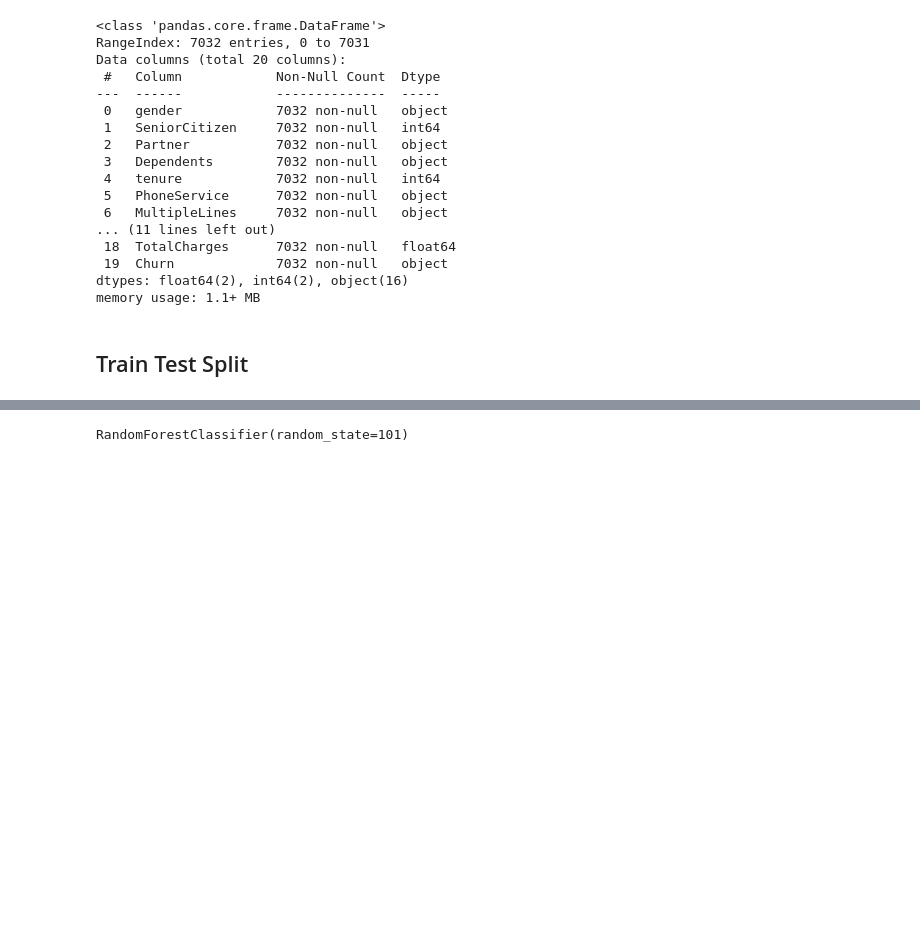
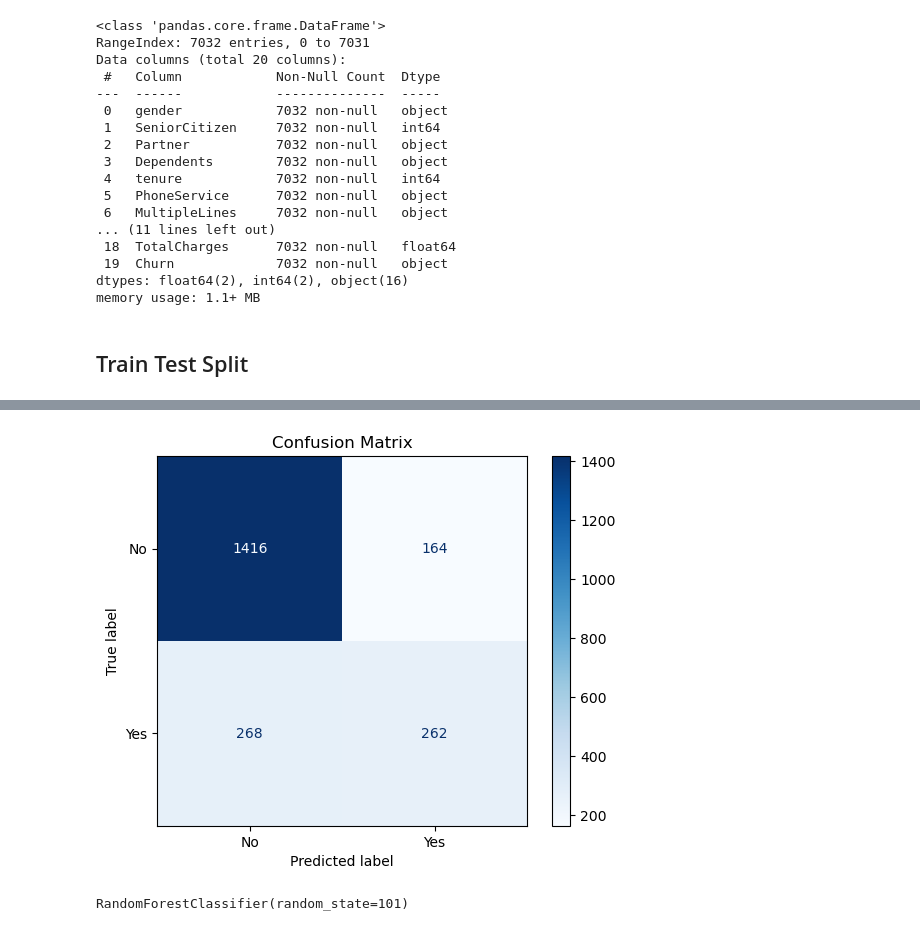
Before and after one commit to ddeveloper100/PythonBasics, a Jupyter notebook: Session 25 Assignments.ipynb, the cells around one changed output, grey strips where cells are left out. Cells and saved outputs as stored; diff of their text form; code cells hidden in the pictures; blank space fills up the shorter version.

```diff
--- a/Session 25 Assignments.ipynb
+++ b/Session 25 Assignments.ipynb
@@ -137,2 +233,7 @@ X_train, X_test, y_train, y_test = train_test_split(X, y, test_size=0.3, random_
 # %%
 from sklearn.ensemble import RandomForestClassifier
+# %%
+rfc = RandomForestClassifier()
+grid = GridSearchCV(rfc,param_grid)
+# %%
+grid.fit(X_train,y_train)
@@ -138,0 +249,2 @@ from sklearn.ensemble import RandomForestClassifier
+# %%
+predictions = grid.predict(X_test)
@@ -139,3 +264,13 @@ from sklearn.ensemble import RandomForestClassifier
+# %%
+cm = confusion_matrix(y_test, predictions)
+# %%
+disp = ConfusionMatrixDisplay(confusion_matrix=cm, display_labels=grid.classes_)
+disp.plot(cmap=plt.cm.Blues)
+
+plt.title('Confusion Matrix')
+plt.show()
+# %% [output]
+[figure, added]
 # %%
 from skle
 # %%
```
Also changed, not shown: parts of 26 cells of this notebook, 23 other files.
